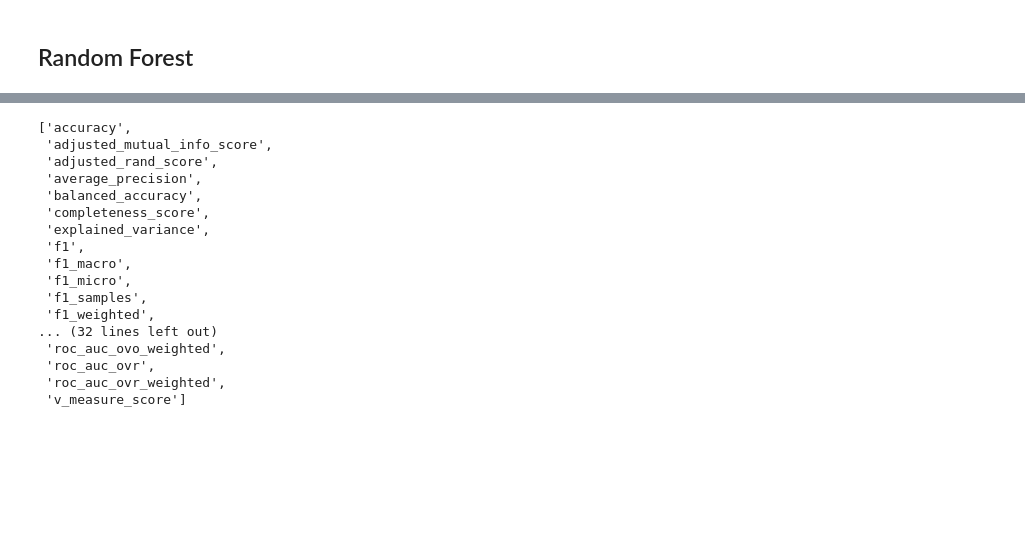
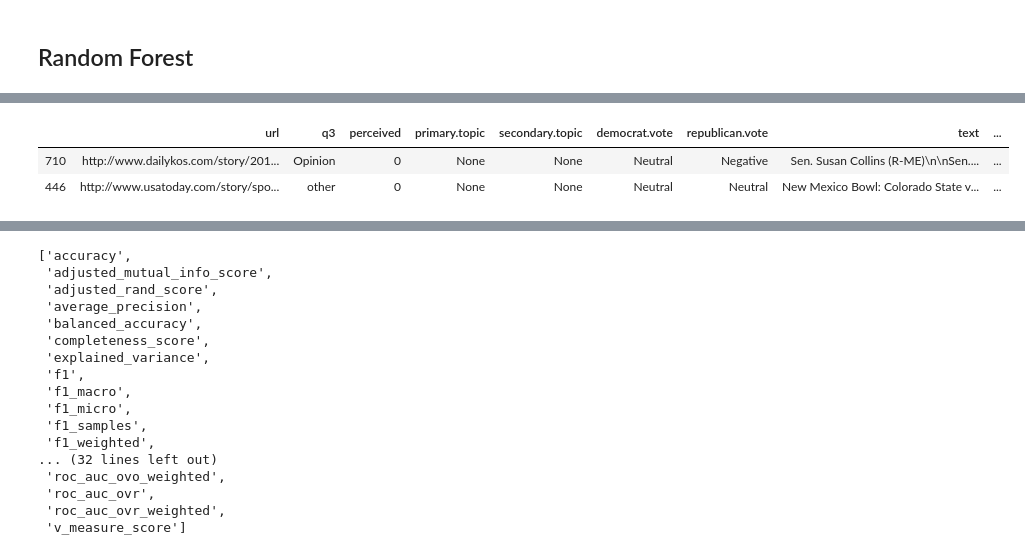
Before and after one commit to nielsbclausen/Counter-Point, a Jupyter notebook: CounterPoint.ipynb, the cells around one changed output, grey strips where cells are left out. Drawn from its saved outputs; the diff is of its cells as text; code cells hidden in the pictures; blank space fills up the shorter version.

Commit message:
final model

```diff
--- a/CounterPoint.ipynb
+++ b/CounterPoint.ipynb
@@ -417,7 +418,7 @@ class Classification():
             self.fitting = RandomForestClassifier(n_estimators = 10,
                                                     n_jobs = -1, random_state=42)
         elif self.model == 'SVM':
-            self.fitting = SVC(decision_function_shape = 'ovo', random_state = 42)
+            self.fitting = SVC(decision_function_shape = 'ovr', random_state = 42)
         elif self.model == 'Logistic Regression':
             self.fitting = LogisticRegression(fit_intercept = True, multi_class = 'multinomial')
 #         elif Naive Bayes <-------
@@ -570,7 +571,7 @@ class Classification():
         fm_thresholds = sorted(fm_thresholds, key=lambda fm_value: fm_value[1], reverse=True)
         return fm_thresholds[0][0]
 
-#     def accuracy(self)
+#     def svm_predict
 # %%
 # SMOTE - to correct for imbalanced class
 print('Original class distribution: \n')
@@ -729,0 +751,27 @@ Accuracy score:  0.8162162162162162
+# %%
+def suggest(prediction):
+    if prediction == 0:
+        neutral = []
+        neutral.append(df_clean.loc[df_clean['bias'] > 0].sample(n=1))
+        neutral.append(df_clean.loc[df_clean['bias'] < 0].sample(n=1))
+        neutral = pd.concat(neutral)
+        return neutral
+    elif prediction < 0:
+        right = []
+        right.append(df_clean.loc[df_clean['bias'] > 0].sample(n=1))
+        right.append(df_clean.loc[df_clean['bias'] == 0].sample(n=1))
+        right = pd.concat(right)
+        return right
+    elif prediction > 0:
+        left = []
+        left.append(df_clean.loc[df_clean['bias'] < 0].sample(n=1))
+        left.append(df_clean.loc[df_clean['bias'] == 0].sample(n=1))
+        left = pd.concat(left)
+        return left
+# %%
+prediction = svm.best_model.predict([x_lem_tfidf.iloc[13,:]])
+suggest(prediction)
+# %% [output]
+|  | url | q3 | perceived | primary.topic | secondary.topic | democrat.vote | republican.vote | text | ... |
+| 710 | http://www.dailykos.com/story/201... | Opinion | 0 | None | None | Neutral | Negative | Sen. Susan Collins (R-ME)\n\nSen.... | ... |
+| 446 | http://www.usatoday.com/story/spo... | other | 0 | None | None | Neutral | Neutral | New Mexico Bowl: Colorado State v... | ... |
```
Also changed, not shown: parts of 14 cells of this notebook.
